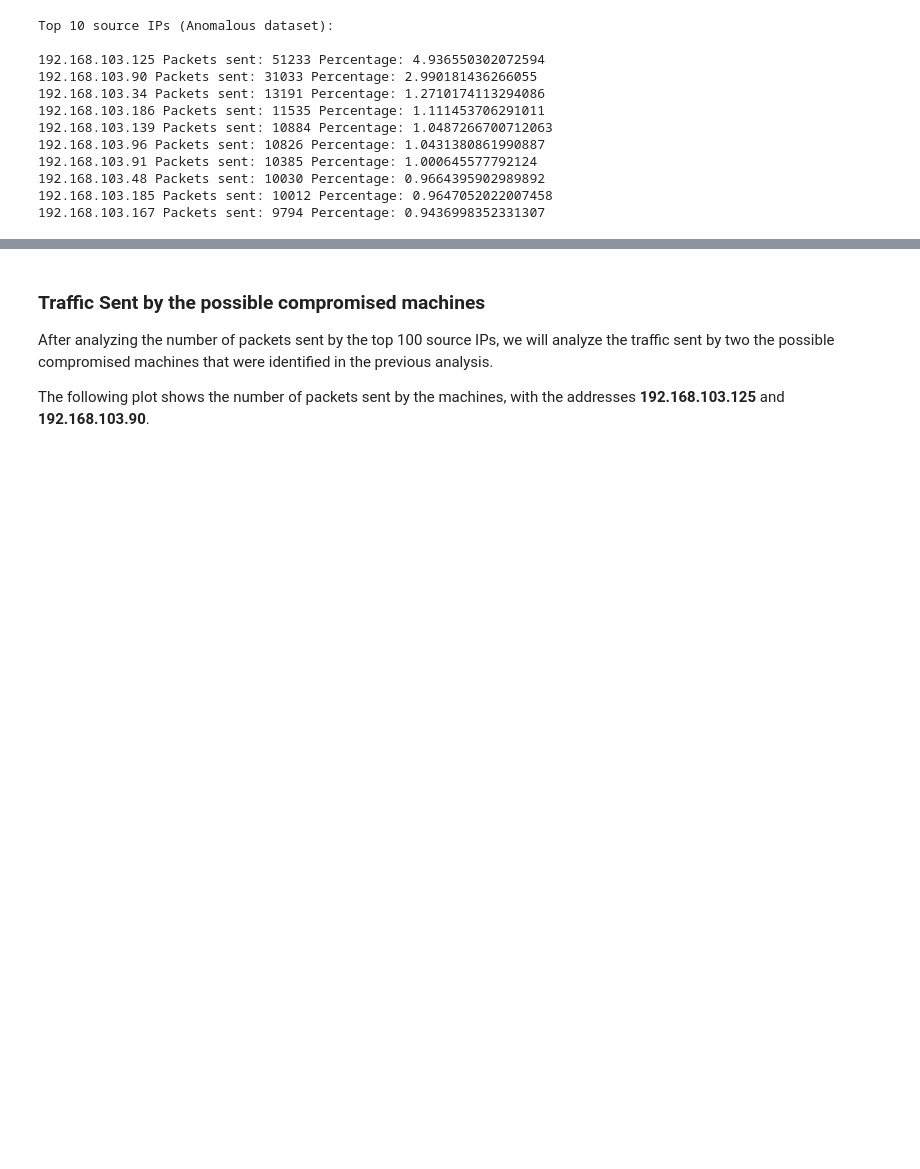
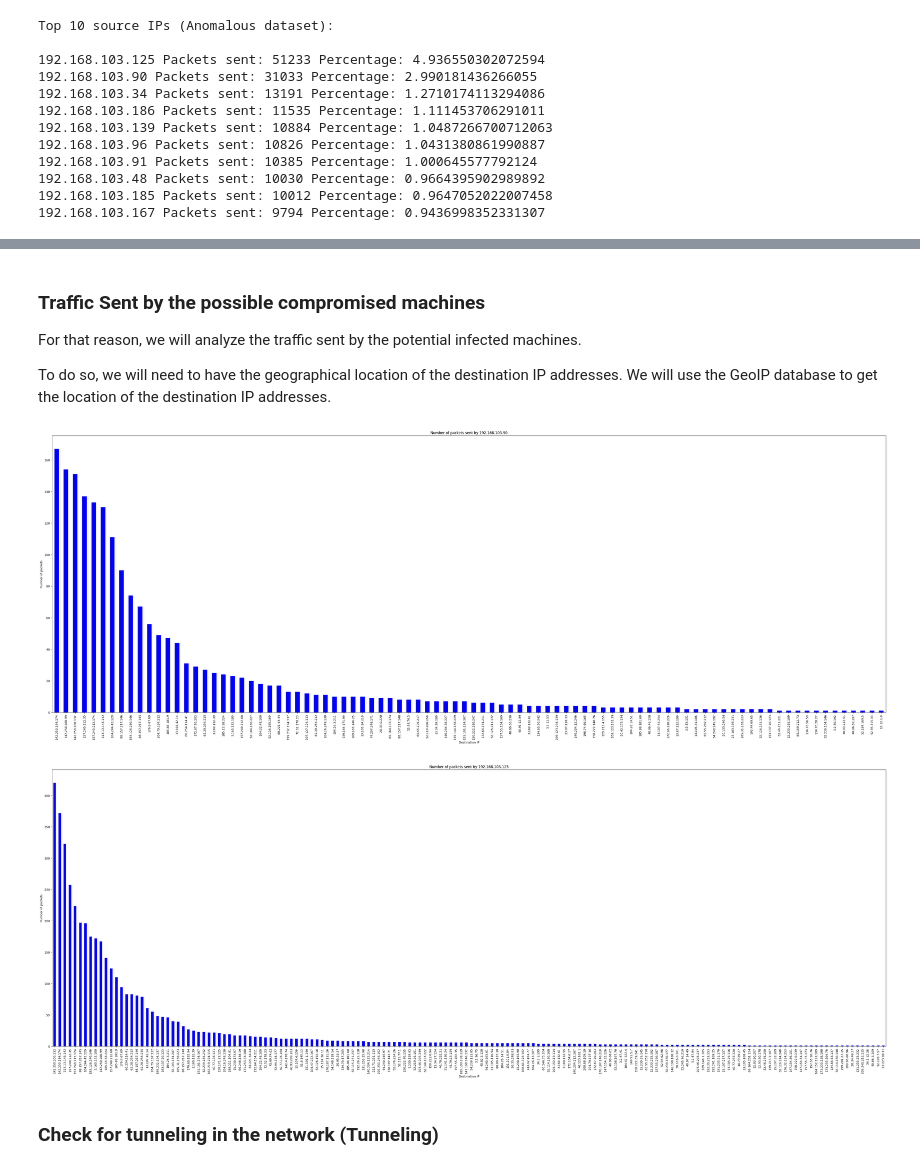
Before and after one commit to NiMouh/AD_SR, a Jupyter notebook: Project.ipynb, the cells around one changed output, grey strips where cells are left out. Drawn from its saved outputs; the diff is of its cells as text; code cells hidden in the pictures; blank space fills up the shorter version.

```diff
--- a/Project.ipynb
+++ b/Project.ipynb
@@ -215,6 +452,33 @@ dowload_upload_dns(anomalous_df, title_prefix='Anomalous')
 # %% [markdown]
 ### Traffic Sent by the possible compromised machines
 
-After analyzing the number of packets sent by the top 100 source IPs, we will analyze the traffic sent by two the possible compromised machines that were identified in the previous analysis.
+For that reason, we will analyze the traffic sent by the potential infected machines.
 
-The following plot shows the number of packets sent by the machines, with the addresses **192.168.103.125** and **192.168.103.90**.
+To do so, we will need to have the geographical location of the destination IP addresses. We will use the GeoIP database to get the location of the destination IP addresses.
+# %%
+def traffic_sent_by_ip(dataframe, ip):
+    ip_data = dataframe[dataframe['src_ip'] == ip]
+
+    # Exclude the internal network
+    internal_network = ipaddress.IPv4Network('192.168.103.0/24')
+    ip_data = ip_data[~ip_data['dst_ip'].map(lambda x: ipaddress.ip_address(x) in internal_network)]
+
+    # Plot the data (group by connection)
+    plt.figure(figsize=(40, 15))  # Adjusting figure size for better readability
+    ip_data.groupby('dst_ip').size().sort_values(ascending=False).plot(kind='bar', color='blue')
+    plt.title(f'Number of packets sent by {ip}')
+    plt.xlabel('Destination IP')
+    plt.ylabel('Number of packets')
+    plt.xticks(rotation=90)
+    plt.tight_layout()
+    plt.show()
+
+
+# Call the function for the potential compromised machines
+traffic_sent_by_ip(anomalous_df, '192.168.103.90')
+traffic_sent_by_ip(anomalous_df, '192.168.103.125')
+# %% [output]
+[figure, added]
+[figure, added]
+# %% [markdown]
+### Check for tunneling in the network (Tunneling)
```
Also changed, not shown: parts of 14 cells of this notebook, 1 other file.
